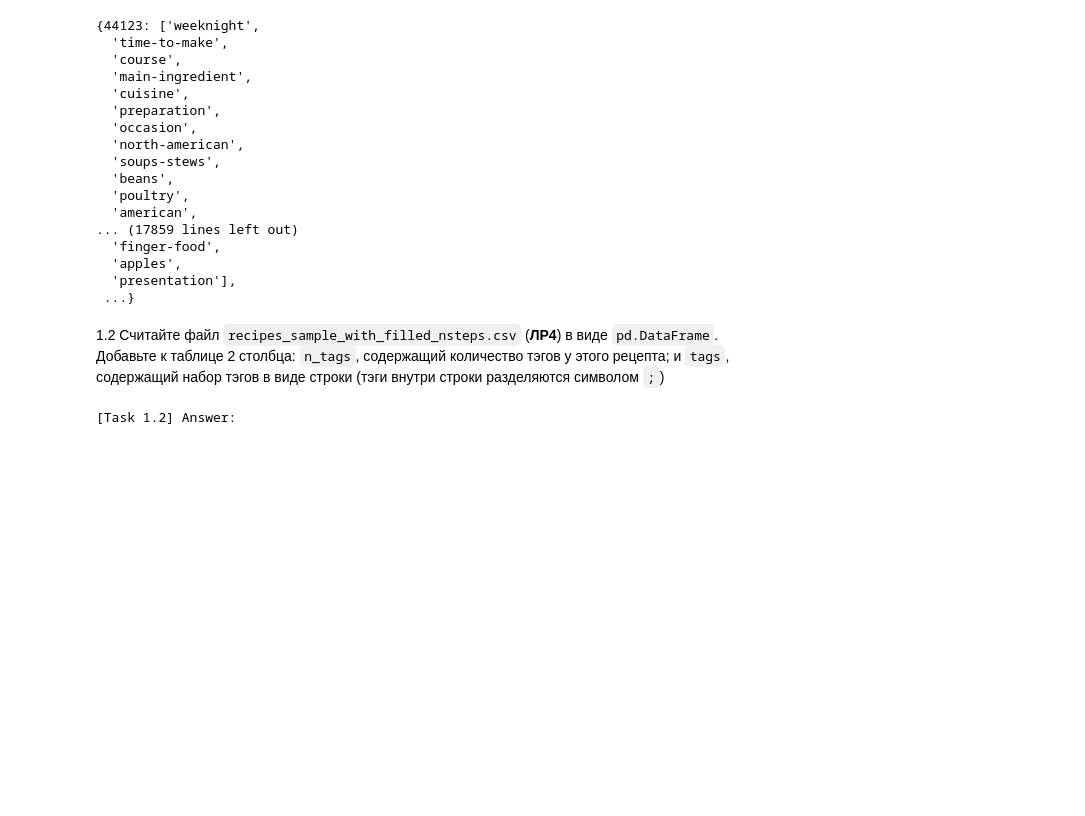
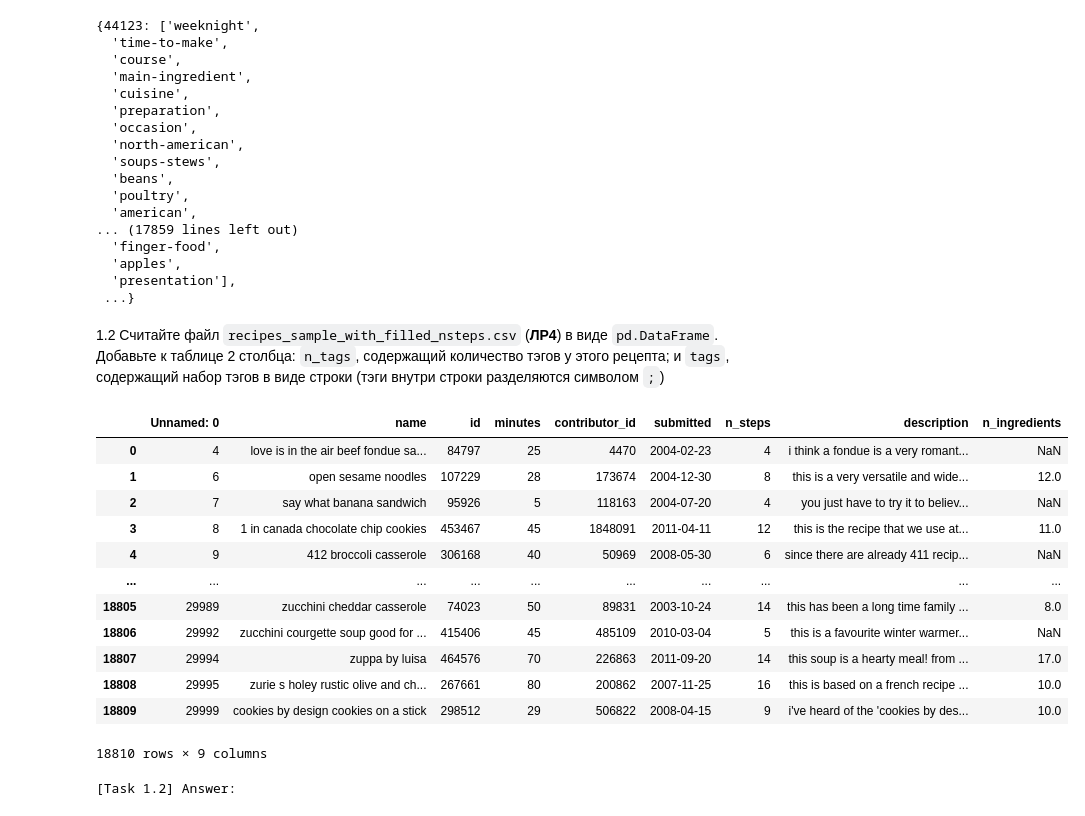
Before and after one commit to ffrrwwrr/FU, a Jupyter notebook: 5 semester/TOBD/Sem 5/05_data_files_2_Фамилия_Имя.ipynb, the cells around one changed output. Drawn from its saved outputs; the diff is of its cells as text; code cells hidden in the pictures; blank space fills up the shorter version.

```diff
--- a/5 semester/TOBD/Sem 5/05_data_files_2_Фамилия_Имя.ipynb
+++ b/5 semester/TOBD/Sem 5/05_data_files_2_Фамилия_Имя.ipynb
@@ -70,6 +70,23 @@ data_dict
 1.2 Считайте файл `recipes_sample_with_filled_nsteps.csv` (__ЛР4__) в виде `pd.DataFrame`. Добавьте к таблице 2 столбца: `n_tags`, содержащий количество тэгов у этого рецепта; и `tags`, содержащий набор тэгов в виде строки (тэги внутри строки разделяются символом `;`)
 # %%
 import pandas as pd
+
+data = pd.read_csv("./data/recipes_sample_with_filled_nsteps.csv")
+data
+# %% [output]
+|  | Unnamed: 0 | name | id | minutes | contributor_id | submitted | n_steps | description | n_ingredients |
+| 0 | 4 | love is in the air beef fondue sa... | 84797 | 25 | 4470 | 2004-02-23 | 4 | i think a fondue is a very romant... | NaN |
+| 1 | 6 | open sesame noodles | 107229 | 28 | 173674 | 2004-12-30 | 8 | this is a very versatile and wide... | 12.0 |
+| 2 | 7 | say what banana sandwich | 95926 | 5 | 118163 | 2004-07-20 | 4 | you just have to try it to believ... | NaN |
+| 3 | 8 | 1 in canada chocolate chip cookies | 453467 | 45 | 1848091 | 2011-04-11 | 12 | this is the recipe that we use at... | 11.0 |
+| 4 | 9 | 412 broccoli casserole | 306168 | 40 | 50969 | 2008-05-30 | 6 | since there are already 411 recip... | NaN |
+| ... | ... | ... | ... | ... | ... | ... | ... | ... | ... |
+| 18805 | 29989 | zucchini cheddar casserole | 74023 | 50 | 89831 | 2003-10-24 | 14 | this has been a long time family ... | 8.0 |
+| 18806 | 29992 | zucchini courgette soup good for ... | 415406 | 45 | 485109 | 2010-03-04 | 5 | this is a favourite winter warmer... | NaN |
+| 18807 | 29994 | zuppa by luisa | 464576 | 70 | 226863 | 2011-09-20 | 14 | this soup is a hearty meal! from ... | 17.0 |
+| 18808 | 29995 | zurie s holey rustic olive and ch... | 267661 | 80 | 200862 | 2007-11-25 | 16 | this is based on a french recipe ... | 10.0 |
+| 18809 | 29999 | cookies by design cookies on a stick | 298512 | 29 | 506822 | 2008-04-15 | 9 | i've heard of the 'cookies by des... | 10.0 |
+18810 rows × 9 columns
 # %%
 print(f"[Task 1.2] Answer:\n")
 # %% [output]
```
Also changed, not shown: parts of 1 cell of this notebook, 7 other files.
